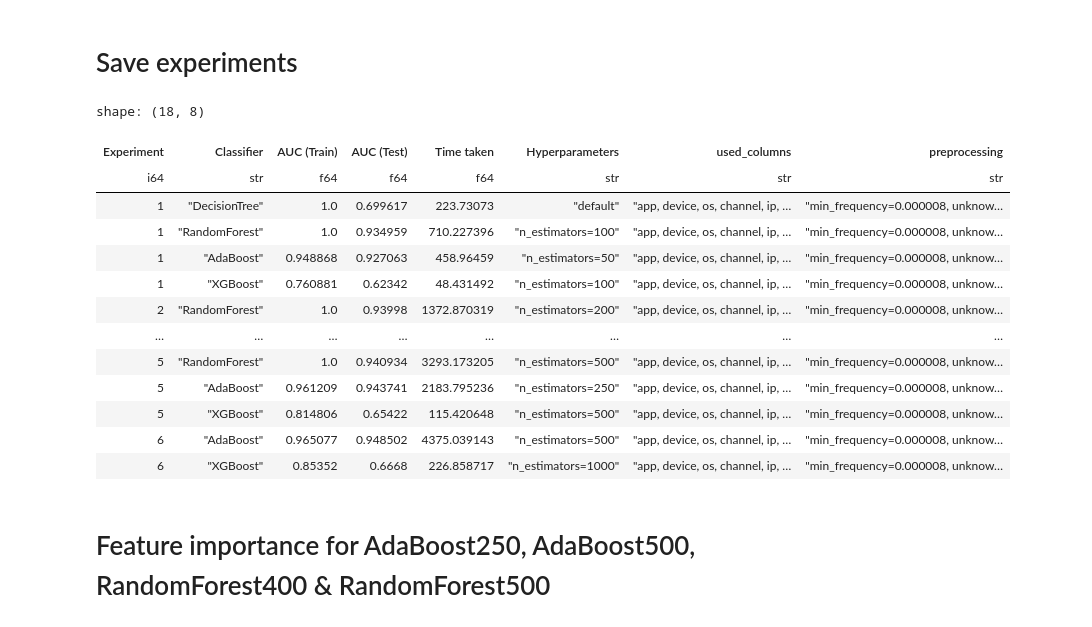
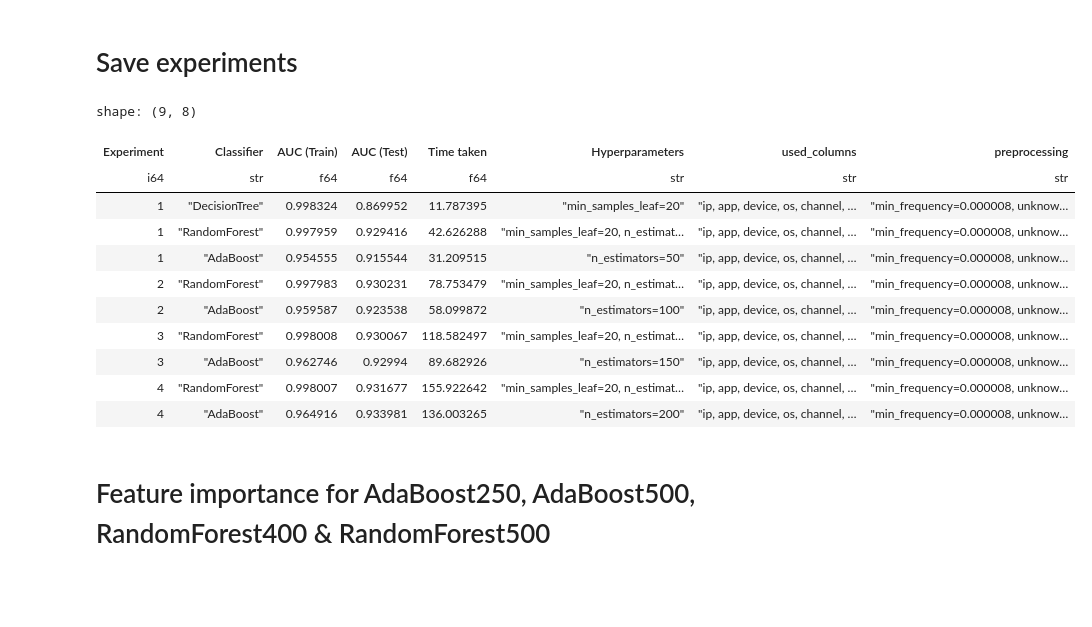
Before and after one commit to aleksa-radojicic/AdTracking_Fraud_Detection, a Jupyter notebook: notebooks/05_extended_columns_experiments.ipynb, the cells around one changed output. Cells and saved outputs as stored; diff of their text form; code cells hidden in the pictures; blank space fills up the shorter version.

Commit message:
feat(notebook5): redo experiments with extended columns on train subset data

```diff
--- a/notebooks/05_extended_columns_experiments.ipynb
+++ b/notebooks/05_extended_columns_experiments.ipynb
@@ -222,21 +193,14 @@ experiment_2_results[2]['Hyperparameters'] = 'n_estimators=200'
 # %%
 classifiers_3: dict[str, tuple[Pipeline, BaseEstimator]] = {
     "RandomForest": (pipeline, RandomForestClassifier(
-        n_estimators=300, random_state=RANDOM_STATE, n_jobs=-1,
+        min_samples_leaf=MIN_SAMPLES_LEAF, n_estimators=300, random_state=RANDOM_STATE, n_jobs=-1,
     )),
     "AdaBoost": (pipeline, AdaBoostClassifier(
         n_estimators=150, random_state=RANDOM_STATE,
     )),
-    "XGBoost": (pipeline, XGBClassifier(
-        n_estimators=300,
-        use_label_encoder=False,
-        eval_metric="logloss",
-        random_state=RANDOM_STATE,
-        n_jobs=-1,
-    )),
 }
 
-experiment_3_results = do_experiment(classifiers_3, X_train, X_test, y_train, y_test)
+experiment_3_results = do_experiment(classifiers_3, X_train_processed, X_test_processed, y_train, y_test)
 print(pl.DataFrame(experiment_3_results))
 # %% [output]
 Training RandomForest...
@@ -264,27 +221,19 @@ shape: (3, 4)
 # %%
-experiment_3_results[0]['Hyperparameters'] = 'n_estimators=300'
+experiment_3_results[0]['Hyperparameters'] = 'min_samples_leaf=20, n_estimators=300'
 experiment_3_results[1]['Hyperparameters'] = 'n_estimators=150'
-experiment_3_results[2]['Hyperparameters'] = 'n_estimators=300'
 # %% [markdown]
 # Experiment 4: Default hyperparameters 4x
 # %%
 classifiers_4: dict[str, tuple[Pipeline, BaseEstimator]] = {
     "RandomForest": (pipeline, RandomForestClassifier(
-        n_estimators=400, random_state=RANDOM_STATE, n_jobs=-1,
+        min_samples_leaf=MIN_SAMPLES_LEAF, n_estimators=400, random_state=RANDOM_STATE, n_jobs=-1,
     )),
     "AdaBoost": (pipeline, AdaBoostClassifier(
         n_estimators=200, random_state=RANDOM_STATE,
     )),
-    "XGBoost": (pipeline, XGBClassifier(
-        n_estimators=400,
-        use_label_encoder=False,
-        eval_metric="logloss",
-        random_state=RANDOM_STATE,
-        n_jobs=-1,
-    )),
 }
 
-experiment_4_results = do_experiment(classifiers_4, X_train, X_test, y_train, y_test)
+experiment_4_results = do_experiment(classifiers_4, X_train_processed, X_test_processed, y_train, y_test)
 print(pl.DataFrame(experiment_4_results))
 # %% [output]
 Training RandomForest...
@@ -312,4 +254,3 @@ shape: (3, 4)
 # %%
-experiment_4_results[0]['Hyperparameters'] = 'n_estimators=400'
+experiment_4_results[0]['Hyperparameters'] = 'min_samples_leaf=20, n_estimators=400'
 experiment_4_results[1]['Hyperparameters'] = 'n_estimators=200'
-experiment_4_results[2]['Hyperparameters'] = 'n_estimators=400'
@@ -412,31 +265,27 @@ used_columns = ordinal_columns + no_op_columns
 # %%
 experiments = pl.concat((
     pl.DataFrame(experiment_1_results).select('Experiment', pl.all().exclude('Experiment')),
     pl.DataFrame(experiment_2_results).select('Experiment', pl.all().exclude('Experiment')),
     pl.DataFrame(experiment_3_results).select('Experiment', pl.all().exclude('Experiment')),
     pl.DataFrame(experiment_4_results).select('Experiment', pl.all().exclude('Experiment')),
-    pl.DataFrame(experiment_5_results).select('Experiment', pl.all().exclude('Experiment')),
-    pl.DataFrame(experiment_6_results).select('Experiment', pl.all().exclude('Experiment')),
 ))
 experiments = experiments.with_columns(
     pl.all(), used_columns=pl.lit(", ".join(used_columns)), preprocessing=pl.lit("min_frequency=0.000008, unknown_value=-1, handle_unknown='use_encoded_value', dtype=np.int16")
 )
 experiments
 # %% [output]
-shape: (18, 8)
+shape: (9, 8)
 | Experiment | Classifier | AUC (Train) | AUC (Test) | Time taken | Hyperparameters | used_columns | preprocessing |
 | i64 | str | f64 | f64 | f64 | str | str | str |
-| 1 | "DecisionTree" | 1.0 | 0.699617 | 223.73073 | "default" | "app, device, os, channel, ip, … | "min_frequency=0.000008, unknow… |
-| 1 | "RandomForest" | 1.0 | 0.934959 | 710.227396 | "n_estimators=100" | "app, device, os, channel, ip, … | "min_frequency=0.000008, unknow… |
-| 1 | "AdaBoost" | 0.948868 | 0.927063 | 458.96459 | "n_estimators=50" | "app, device, os, channel, ip, … | "min_frequency=0.000008, unknow… |
-| 1 | "XGBoost" | 0.760881 | 0.62342 | 48.431492 | "n_estimators=100" | "app, device, os, channel, ip, … | "min_frequency=0.000008, unknow… |
-| 2 | "RandomForest" | 1.0 | 0.93998 | 1372.870319 | "n_estimators=200" | "app, device, os, channel, ip, … | "min_frequency=0.000008, unknow… |
-| … | … | … | … | … | … | … | … |
-| 5 | "RandomForest" | 1.0 | 0.940934 | 3293.173205 | "n_estimators=500" | "app, device, os, channel, ip, … | "min_frequency=0.000008, unknow… |
-| 5 | "AdaBoost" | 0.961209 | 0.943741 | 2183.795236 | "n_estimators=250" | "app, device, os, channel, ip, … | "min_frequency=0.000008, unknow… |
-| 5 | "XGBoost" | 0.814806 | 0.65422 | 115.420648 | "n_estimators=500" | "app, device, os, channel, ip, … | "min_frequency=0.000008, unknow… |
-| 6 | "AdaBoost" | 0.965077 | 0.948502 | 4375.039143 | "n_estimators=500" | "app, device, os, channel, ip, … | "min_frequency=0.000008, unknow… |
-| 6 | "XGBoost" | 0.85352 | 0.6668 | 226.858717 | "n_estimators=1000" | "app, device, os, channel, ip, … | "min_frequency=0.000008, unknow… |
+| 1 | "DecisionTree" | 0.998324 | 0.869952 | 11.787395 | "min_samples_leaf=20" | "ip, app, device, os, channel, … | "min_frequency=0.000008, unknow… |
+| 1 | "RandomForest" | 0.997959 | 0.929416 | 42.626288 | "min_samples_leaf=20, n_estimat… | "ip, app, device, os, channel, … | "min_frequency=0.000008, unknow… |
+| 1 | "AdaBoost" | 0.954555 | 0.915544 | 31.209515 | "n_estimators=50" | "ip, app, device, os, channel, … | "min_frequency=0.000008, unknow… |
+| 2 | "RandomForest" | 0.997983 | 0.930231 | 78.753479 | "min_samples_leaf=20, n_estimat… | "ip, app, device, os, channel, … | "min_frequency=0.000008, unknow… |
+| 2 | "AdaBoost" | 0.959587 | 0.923538 | 58.099872 | "n_estimators=100" | "ip, app, device, os, channel, … | "min_frequency=0.000008, unknow… |
+| 3 | "RandomForest" | 0.998008 | 0.930067 | 118.582497 | "min_samples_leaf=20, n_estimat… | "ip, app, device, os, channel, … | "min_frequency=0.000008, unknow… |
+| 3 | "AdaBoost" | 0.962746 | 0.92994 | 89.682926 | "n_estimators=150" | "ip, app, device, os, channel, … | "min_frequency=0.000008, unknow… |
+| 4 | "RandomForest" | 0.998007 | 0.931677 | 155.922642 | "min_samples_leaf=20, n_estimat… | "ip, app, device, os, channel, … | "min_frequency=0.000008, unknow… |
+| 4 | "AdaBoost" | 0.964916 | 0.933981 | 136.003265 | "n_estimators=200" | "ip, app, device, os, channel, … | "min_frequency=0.000008, unknow… |
 # %%
 from pathlib import Path
 
```
Also changed, not shown: parts of 21 cells of this notebook, 1 other file.
